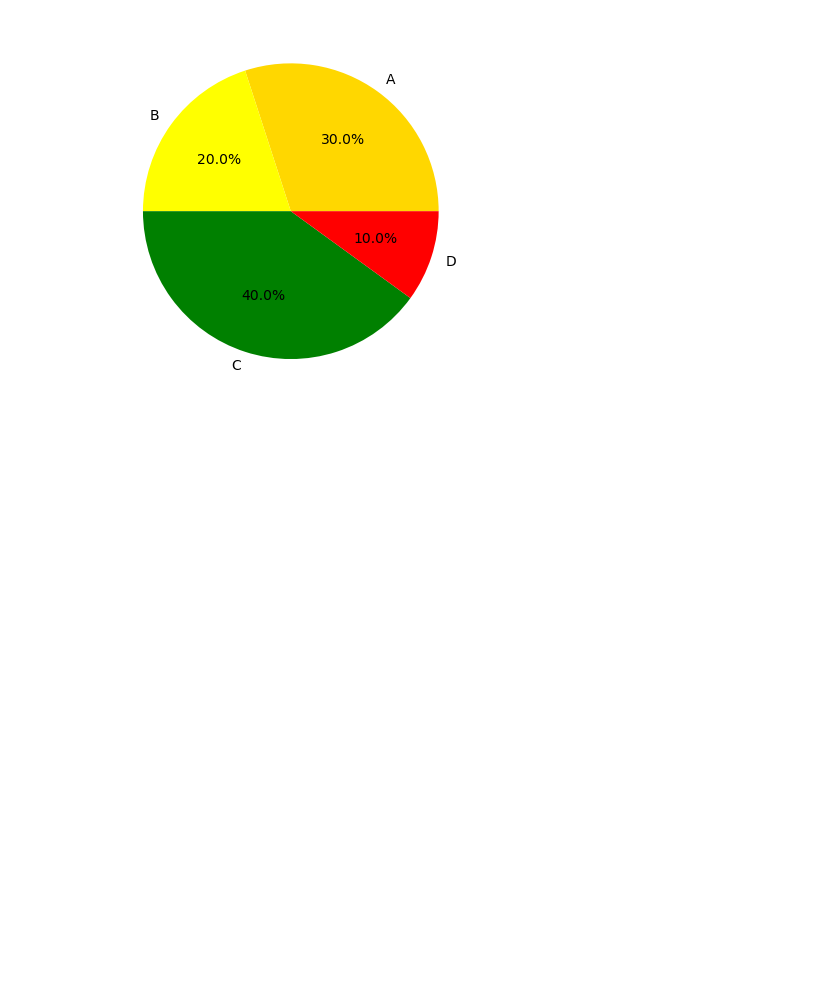
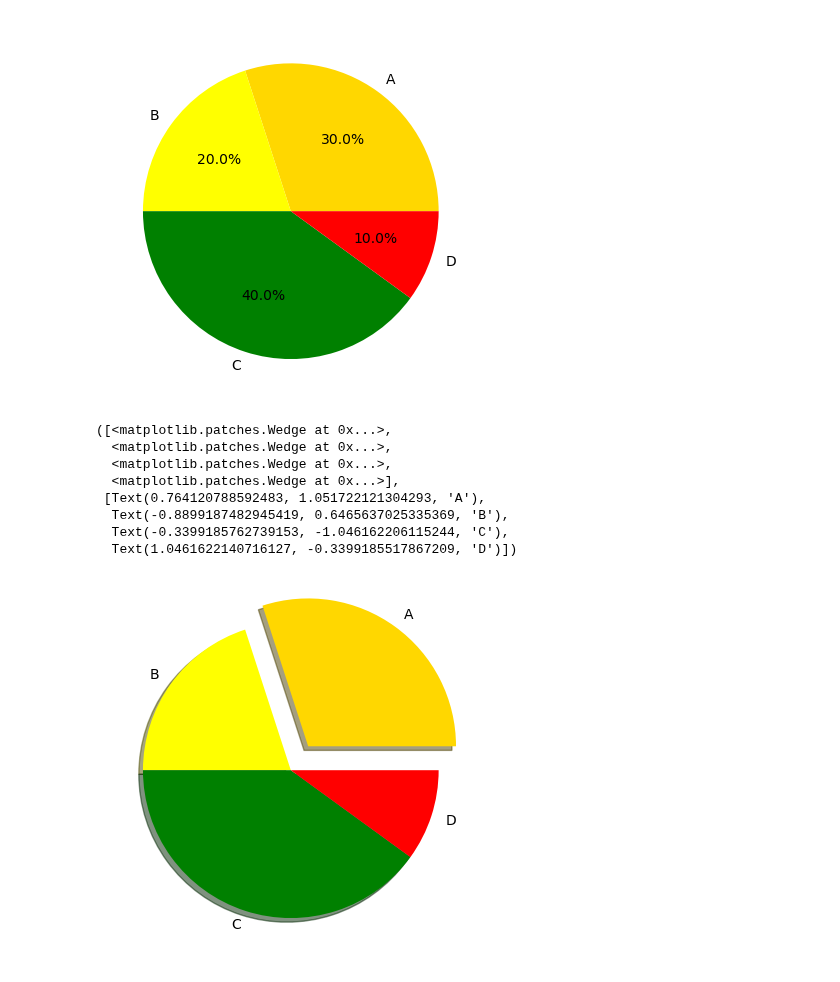
Before and after one commit to vaibhavgaikwad2/Machine-learning-course, a Jupyter notebook: 1)Notes/10-Data Analysis/Matplotlib.ipynb, the cells around one changed output. Saved outputs shown, nothing was run; the diff lists cells and outputs as text; code cells hidden in the pictures; blank space fills up the shorter version.

```diff
--- a/1)Notes/10-Data Analysis/Matplotlib.ipynb
+++ b/1)Notes/10-Data Analysis/Matplotlib.ipynb
@@ -187,3 +187,15 @@ plt.pie(sizes,labels=labels,colors=colors,autopct="%1.1f%%")
   Text(-0.1854101325130447, -0.5706339306083149, '40.0%'),
   Text(0.5706339349481523, -0.18541011915639322, '10.0%')])
 [figure]
+# %%
+plt.pie(sizes,labels=labels,colors=colors,explode=explode,shadow=True)
+# %% [output]
+([<matplotlib.patches.Wedge at 0x...>,
+  <matplotlib.patches.Wedge at 0x...>,
+  <matplotlib.patches.Wedge at 0x...>,
+  <matplotlib.patches.Wedge at 0x...>],
+ [Text(0.764120788592483, 1.051722121304293, 'A'),
+  Text(-0.8899187482945419, 0.6465637025335369, 'B'),
+  Text(-0.3399185762739153, -1.046162206115244, 'C'),
+  Text(1.0461622140716127, -0.3399185517867209, 'D')])
+[figure, added]
```
Also changed, not shown: parts of 9 cells of this notebook.
